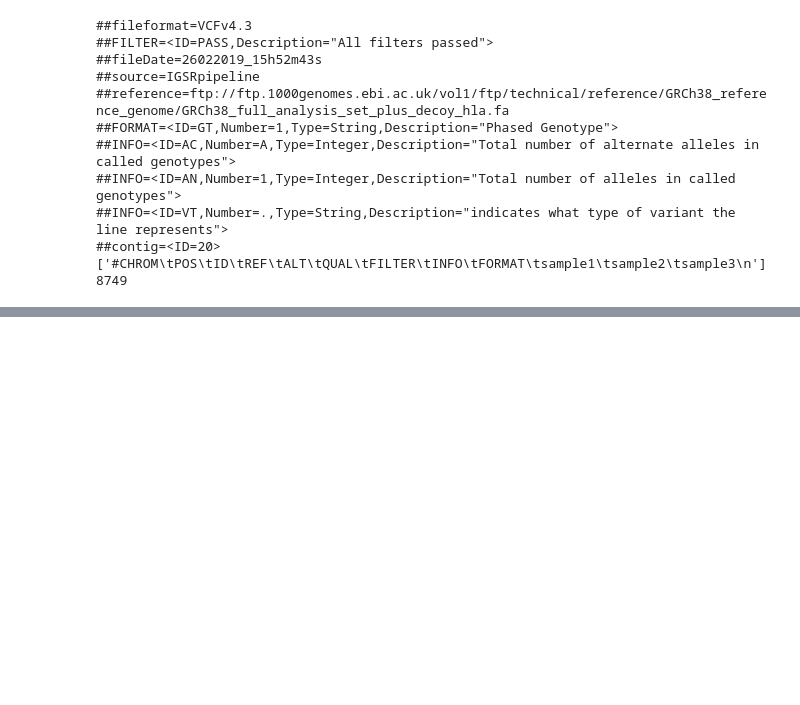
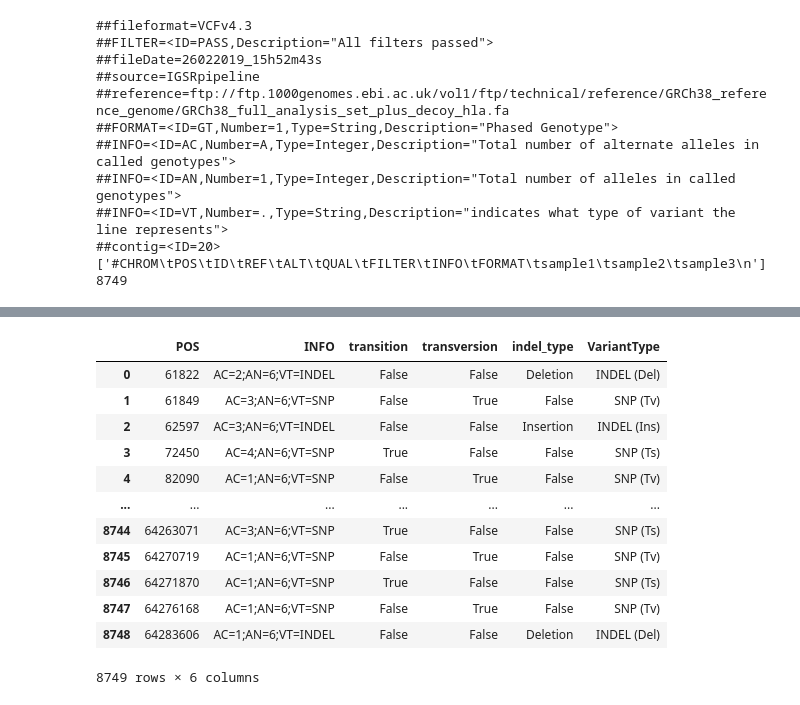
Before and after one commit to AkramMendez/custom_scripts, a Jupyter notebook: python/python_practice.ipynb, the cells around one changed output, grey strips where cells are left out. Saved outputs shown, nothing was run; the diff lists cells and outputs as text; code cells hidden in the pictures; blank space fills up the shorter version.

```diff
--- a/python/python_practice.ipynb
+++ b/python/python_practice.ipynb
@@ -288,13 +271,16 @@ split_data
 def cleanRow(row):
     return row.replace(r'[a-zA-Z]','')
 
-df = pd.DataFrame(split_data[1:], columns=split_data[0])
+vcf_data
 #df[['INFO_AC', 'INFO_AN', 'INFO_VT']] =
-tmp  = df['INFO'].str.split(';', expand=True)
+tmp  = vcf_data['INFO'].str.split(';', expand=True)
 tmp.columns=['AC','AN','VT']
 tmp['VT'] = tmp['VT'].str.replace('VT=','')
 #tmp.head
-tmp.groupby('VT').size()
+variant_types_count_df = tmp.groupby('VT').size().reset_index()
+variant_types_count_df.columns = ['Variant Type','Count']
+variant_types_count_df
+
 
 #df['INFO_AC', 'INFO_AN', 'INFO_VT']
 
@@ -342,0 +497,33 @@ True
+# %%
+def labelVariantType(df):
+    if df['transition'] and 'SNP' in df['INFO']:
+        return 'SNP (Ts)'
+    elif df['transversion'] and 'SNP' in df['INFO']:
+        return 'SNP (Tv)'
+    elif 'Insertion' in df['indel_type'] and 'INDEL' in df['INFO']:
+        return 'INDEL (Ins)'
+    elif 'Deletion' in df['indel_type'] and 'INDEL' in df['INFO']:
+        return 'INDEL (Del)'
+    else:
+        return False
+
+
+df =  vcf_data[['POS','INFO','transition','transversion','indel_type']].copy()
+df['VariantType'] = df.apply( lambda x: labelVariantType(x), axis =1)
+
+#df.groupby('VariantType').size()
+df
+# %% [output]
+|  | POS | INFO | transition | transversion | indel_type | VariantType |
+| 0 | 61822 | AC=2;AN=6;VT=INDEL | False | False | Deletion | INDEL (Del) |
+| 1 | 61849 | AC=3;AN=6;VT=SNP | False | True | False | SNP (Tv) |
+| 2 | 62597 | AC=3;AN=6;VT=INDEL | False | False | Insertion | INDEL (Ins) |
+| 3 | 72450 | AC=4;AN=6;VT=SNP | True | False | False | SNP (Ts) |
+| 4 | 82090 | AC=1;AN=6;VT=SNP | False | True | False | SNP (Tv) |
+| ... | ... | ... | ... | ... | ... | ... |
+| 8744 | 64263071 | AC=3;AN=6;VT=SNP | True | False | False | SNP (Ts) |
+| 8745 | 64270719 | AC=1;AN=6;VT=SNP | False | True | False | SNP (Tv) |
+| 8746 | 64271870 | AC=1;AN=6;VT=SNP | True | False | False | SNP (Ts) |
+| 8747 | 64276168 | AC=1;AN=6;VT=SNP | False | True | False | SNP (Tv) |
+| 8748 | 64283606 | AC=1;AN=6;VT=INDEL | False | False | Deletion | INDEL (Del) |
+8749 rows × 6 columns
```
Also changed, not shown: parts of 13 cells of this notebook.
